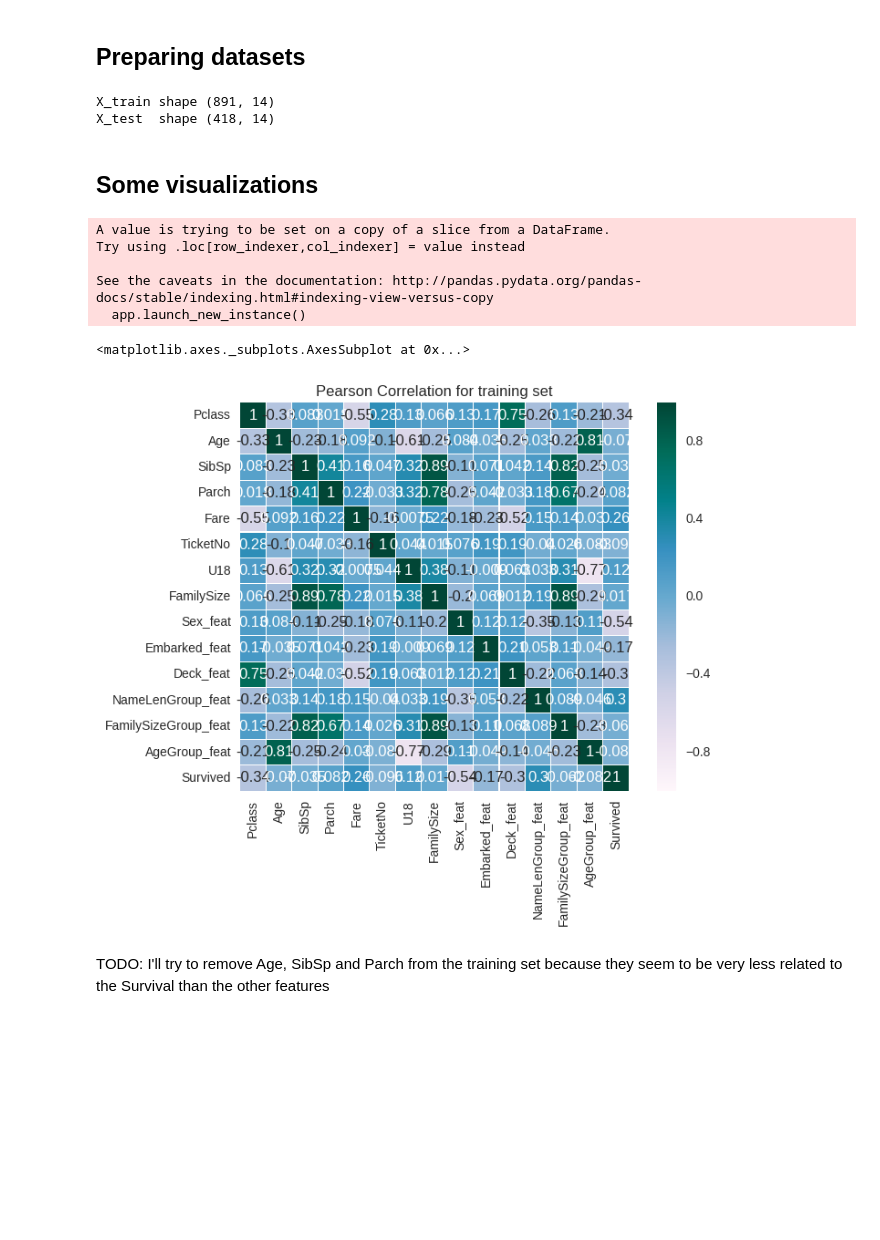
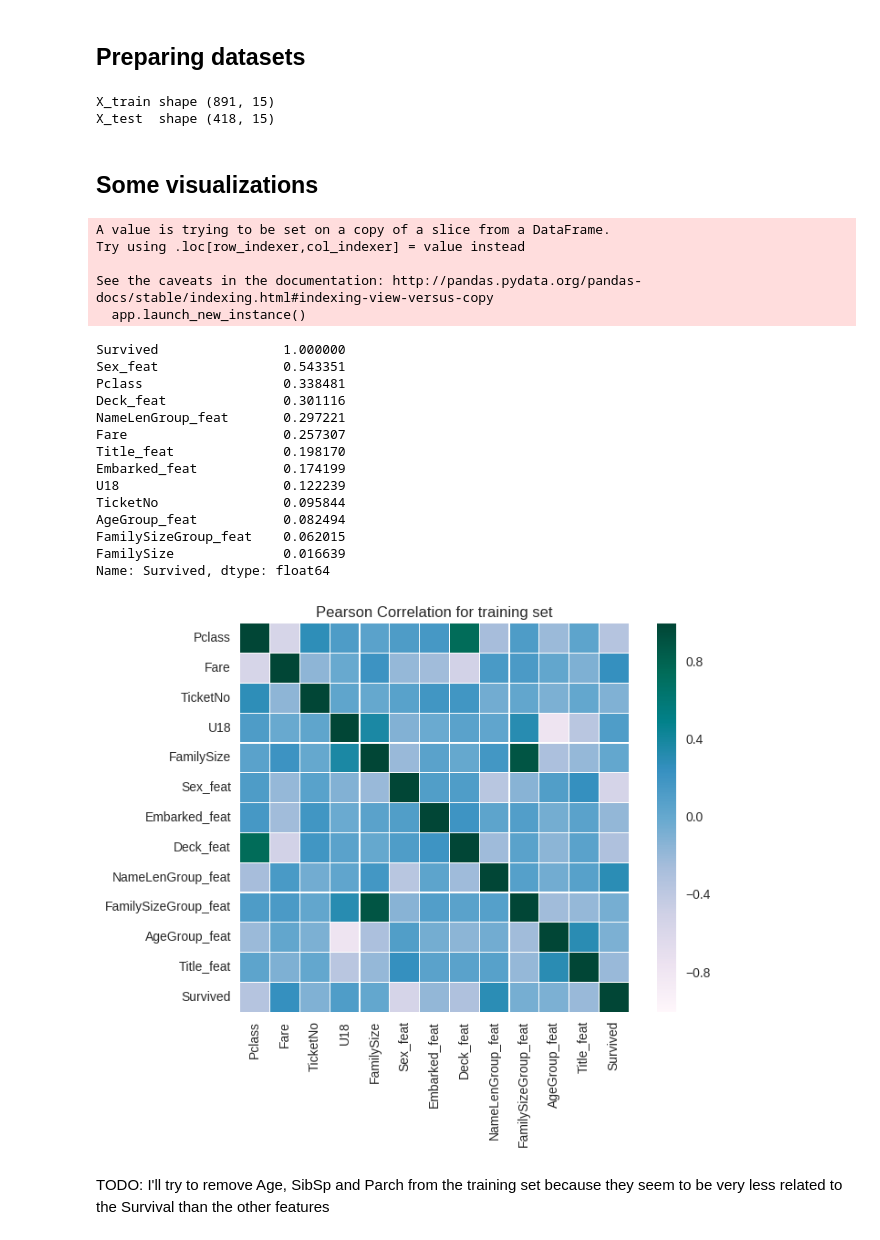
Before and after one commit to ddmng/jupyter-test, a Jupyter notebook: titanic/My Titanic competition.ipynb, the cells around one changed output. Saved outputs shown, nothing was run; the diff lists cells and outputs as text; code cells hidden in the pictures; blank space fills up the shorter version.

```diff
--- a/titanic/My Titanic competition.ipynb
+++ b/titanic/My Titanic competition.ipynb
@@ -131,0 +135,12 @@ Categories (4, object): [(0, 20] < (20, 40] < (40, 57] < (57, 85]]
+# %%
+titles = ['Mr.', 'Mrs.', 'Miss.', 'Master.', 'Dr.', 'Col.', 'Capt.', 'Sir.', 'Lady.', 'Countess.', 'Dona.'
+          , 'Major.', 'Don.', 'Rev.', 'Father', 'Jonkheer.', 'Mlle.', 'Ms.', 'Mme.']
+
+df['Title'] = df['Name'].apply(lambda n: str(set([w for w in n.split()]) & set(titles)) )
+df_test['Title'] = df_test['Name'].apply(lambda n: str(set([w for w in n.split()]) & set(titles)) )
+
+df['Title'].unique()
+df_test['Title'].unique()
+
+#df['Name'][df['Title']=='set()']
+#df_test['Name'][df_test['Title']=='set()']
@@ -133,14 +151,14 @@ Categories (4, object): [(0, 20] < (20, 40] < (40, 57] < (57, 85]]
 # Labeling
 # %%
 
-labels = ['Sex', 'Embarked', 'Deck', 'NameLenGroup', 'FamilySizeGroup', 'AgeGroup']
+labels = ['Sex', 'Embarked', 'Deck', 'NameLenGroup', 'FamilySizeGroup', 'AgeGroup', 'Title']
 les = {}
 
 for l in labels:
     print('labeling ' + l)
     les[l] = LabelEncoder()
-    print(df[l])
-    les[l].fit(df[l])
+    #print(df[l])
+    les[l].fit(df[l].append(df_test[l]))
     tr = les[l].transform(df[l])
     df.loc[:, l + '_feat'] = pd.Series(tr, index=df.index)
 
@@ -148,7 +166,6 @@ for l in labels:
     df_test.loc[:, l + '_feat'] = pd.Series(tr_test, index=df_test.index)
 
 
-# le.classes_
 #print(df.head())
 # %% [output]
 labeling Sex
@@ -193,31 +200,46 @@ print("X_test  shape", X_test.shape)
 #X_train.describe()
 #X_test.describe()
 # %% [output]
-X_train shape (891, 14)
-X_test  shape (418, 14)
+X_train shape (891, 15)
+X_test  shape (418, 15)
 # %% [markdown]
 ## Some visualizations
 # %%
 
 full_set = X_train[:]
 full_set['Survived'] = y_train
 
 plt.title('Pearson Correlation for training set')
 sns.heatmap(full_set.astype(float).corr(),
             linewidths=0.1,
             vmax=1.0,
             square=True,
             cmap="PuBuGn",
             linecolor='w',
-            annot=True)
+            annot=False)
+
+full_set.corr()['Survived'].abs().sort_values(ascending = False)
 # %% [output]
 A value is trying to be set on a copy of a slice from a DataFrame.
 Try using .loc[row_indexer,col_indexer] = value instead
 
 See the caveats in the documentation: http://pandas.pydata.org/pandas-docs/stable/indexing.html#indexing-view-versus-copy
   app.launch_new_instance()
-<matplotlib.axes._subplots.AxesSubplot at 0x...>
+Survived                1.000000
+Sex_feat                0.543351
+Pclass                  0.338481
+Deck_feat               0.301116
+NameLenGroup_feat       0.297221
+Fare                    0.257307
+Title_feat              0.198170
+Embarked_feat           0.174199
+U18                     0.122239
+TicketNo                0.095844
+AgeGroup_feat           0.082494
+FamilySizeGroup_feat    0.062015
+FamilySize              0.016639
+Name: Survived, dtype: float64
-[figure, old version]
+[figure, new version]
 # %% [markdown]
 TODO: I'll try to remove Age, SibSp and Parch from the training set because they seem to be very less related to the Survival than the other features
 # %%
```
Also changed, not shown: parts of 24 cells of this notebook, 1 other file.
